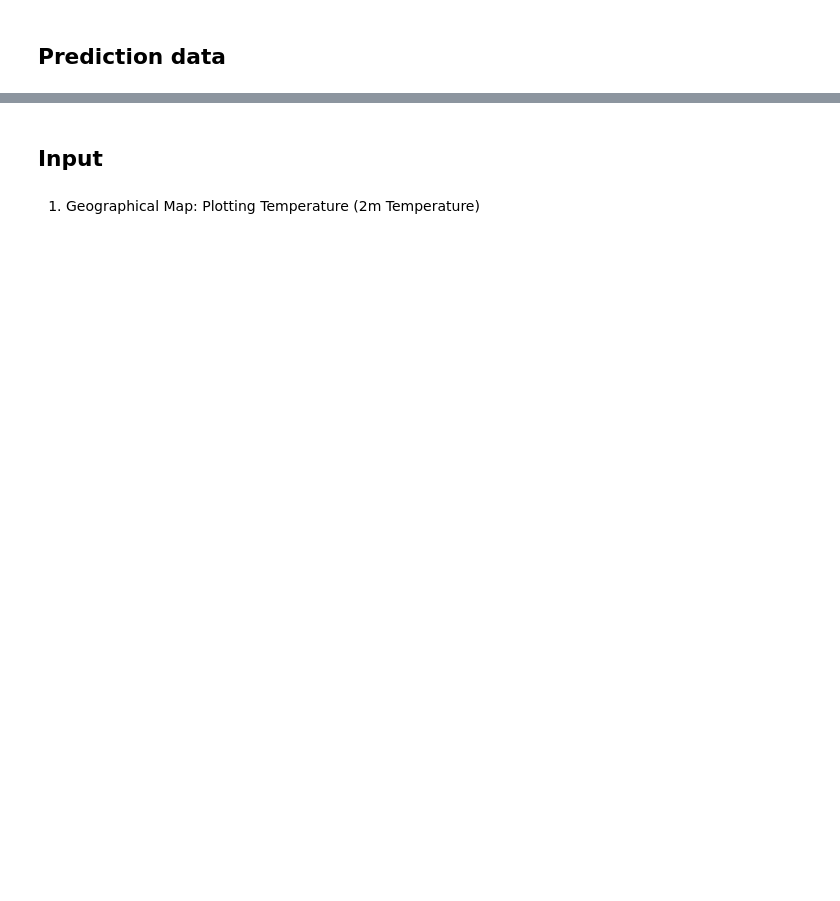
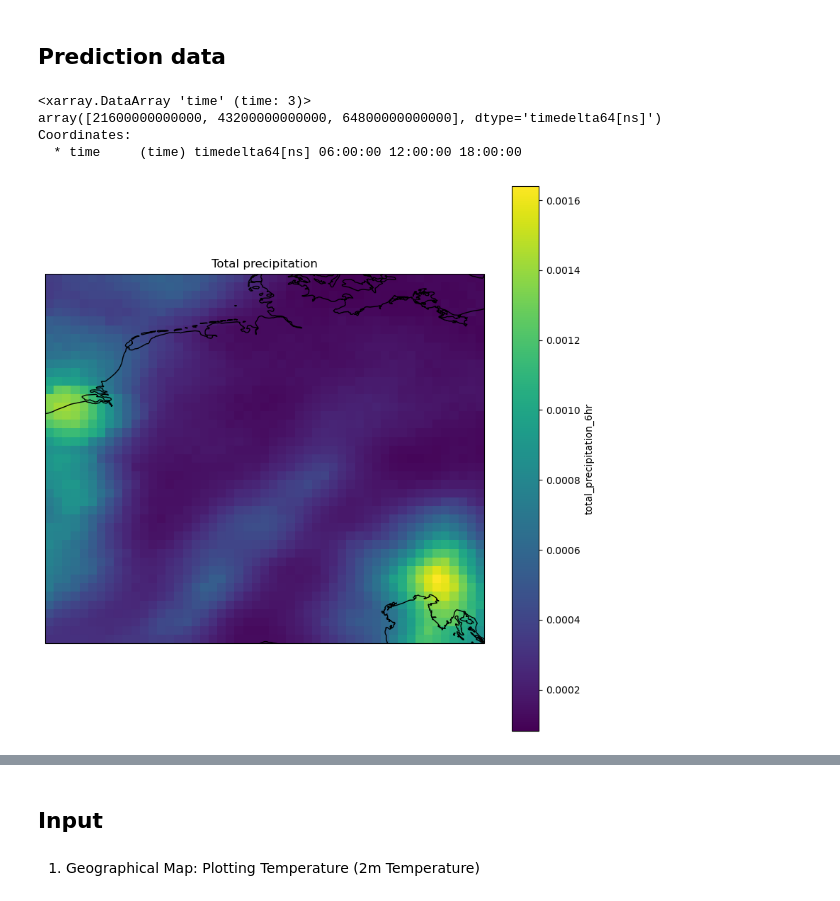
Before and after one commit to julanteria/starkregen_graphcast, a Jupyter notebook: plot.ipynb, the cells around one changed output, grey strips where cells are left out. Drawn from its saved outputs; the diff is of its cells as text; code cells hidden in the pictures; blank space fills up the shorter version.

```diff
--- a/plot.ipynb
+++ b/plot.ipynb
@@ -15,6 +15,7 @@ from scipy.interpolate import griddata
 ## Prediction data
 # %%
 #read in the predicted dataset
-src = "predicted_dataset.nc"
+#src = "/Users/jules/Documents/github/starkregen_graphcast/1709036507_predicted_dataset_small_model_input_pressure_and_no_pressure_combined_24_02.nc"
+src = "possible_3_steps_predictions_20_02.nc"
 with open(src, "rb",) as f:
     predicted_dataset = xarray.load_dataset(f).compute()
@@ -21,12 +24,28 @@ with open(src, "rb",) as f:
 # %%
 
 # Define latitude and longitude bounds for Germany
-lat_bounds = (47.5, 55.0)
-lon_bounds = (5.5, 15.0)
+lat_bounds = (44.5, 55.0)
+lon_bounds = (2.5, 15.0)
+
+#lat_bounds = (30.0, 55.0)
+#lon_bounds = (0.0, 30.0)
+
+
 
 # Select data for Germany
 germany_data = predicted_dataset.sel(lat=slice(*lat_bounds), lon=slice(*lon_bounds))
 #print(germany_data)
 # get total precipitation
 precipitation = germany_data.total_precipitation_6hr
-print(precipitation)
+# select at the diffrerent time steps
+
+print(precipitation.time)
+# %% [output]
+<xarray.DataArray 'time' (time: 3)>
+array([21600000000000, 43200000000000, 64800000000000], dtype='timedelta64[ns]')
+Coordinates:
+  * time     (time) timedelta64[ns] 06:00:00 12:00:00 18:00:00
+# %%
+percipitation_6h = precipitation.sel(time="06:00:00")
+percipitation_12h = precipitation.sel(time="12:00:00")
+percipitation_18h = precipitation.sel(time="18:00:00")
@@ -88,11 +114,13 @@ print(len(lon_bounds))
 # %%
 # plot the precipitation
 plt.figure(figsize=(10, 10))
 ax = plt.axes(projection=ccrs.PlateCarree())
 ax.coastlines()
-precipitation.plot(ax=ax, transform=ccrs.PlateCarree())
+percipitation_18h.plot(ax=ax, transform=ccrs.PlateCarree())
 plt.title("Total precipitation")
 plt.show()
+# %% [output]
+[figure, added]
 # %%
 
 # Define the map projection and create a figure
```
Also changed, not shown: parts of 7 cells of this notebook, 2 other files.
